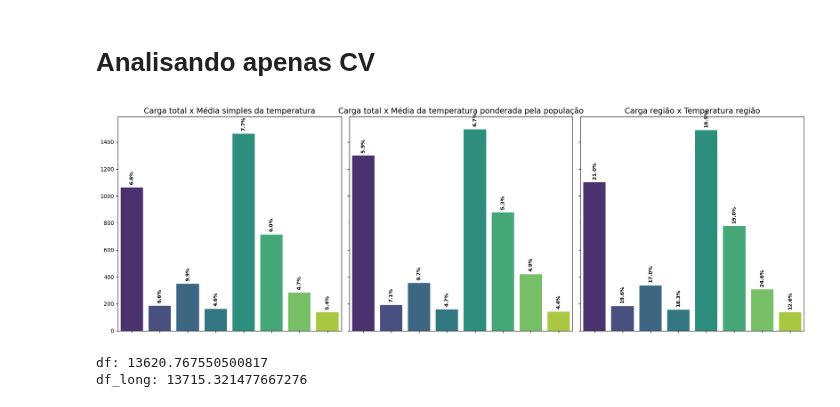
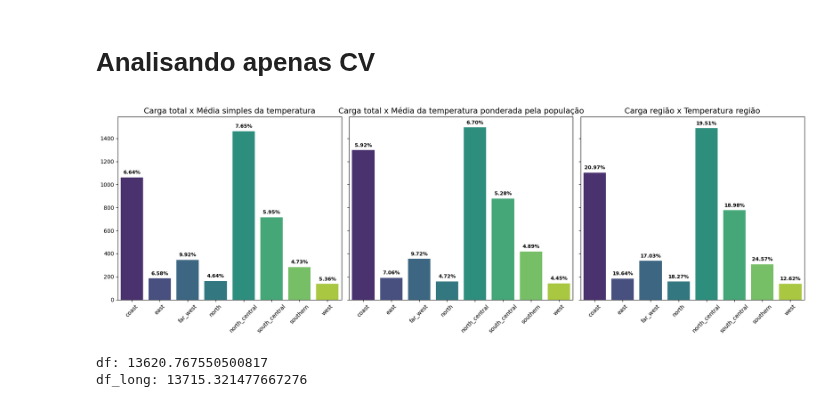
Before and after one commit to jrodrigotico/serena-tcc, a Jupyter notebook: debug_modelo.ipynb, the cells around one changed output. Cells and saved outputs as stored; diff of their text form; code cells hidden in the pictures.

```diff
--- a/debug_modelo.ipynb
+++ b/debug_modelo.ipynb
@@ -555,9 +555,6 @@ plt.show()
 # %% [markdown]
 # Analisando apenas CV
 # %%
-import matplotlib.pyplot as plt
-import seaborn as sns
-
 def plot_erro_relativo_por_regiao(df, ax, titulo):
     # Agrupar os dados por região
     df_grouped = df.groupby("regiao").agg({
@@ -565,37 +562,37 @@ def plot_erro_relativo_por_regiao(df, ax, titulo):
         'CV RMSE DP': 'mean'
     }).reset_index()
 
     # Calcular erro relativo (%)
     df_grouped["Erro Relativo (%)"] = (df_grouped["CV RMSE DP"] / df_grouped["CV RMSE Médio"]) * 100
 
     # Plot
     sns.barplot(data=df_grouped, x="regiao", y="CV RMSE Médio", palette="viridis", ax=ax, errorbar=None)
 
     # Adicionar os valores acima das barras com um pequeno deslocamento e rotação
     for i, row in df_grouped.iterrows():
-        ax.text(i, row["CV RMSE Médio"] + 30, f'{row["Erro Relativo (%)"]:.1f}%',
-                color='black', ha="center", weight="bold", fontsize=9, rotation=90)
+        ax.text(i, row["CV RMSE Médio"] + 30, f'{row["Erro Relativo (%)"]:.2f}%',
+                color='black', ha="center", weight="bold", fontsize=9, rotation=0)
 
     # Estética do gráfico
     ax.set_title(titulo, fontsize=14)
     ax.set_ylabel("", fontsize=12)
     ax.set_xlabel("")  # Remove "Região"
-    ax.set_xticklabels([])  # Remove nomes das regiões se quiser
     ax.set_ylim(0, df_grouped["CV RMSE Médio"].max() + 100)
+    ax.set_xticklabels(ax.get_xticklabels(), rotation=45)
 
 
 # Criar os subplots
 fig, axs = plt.subplots(1, 3, figsize=(18, 6), sharey=True)
 
 # Gerar os gráficos
 plot_erro_relativo_por_regiao(tabela1, axs[0], "Carga total x Média simples da temperatura")
 plot_erro_relativo_por_regiao(tabela2, axs[1], "Carga total x Média da temperatura ponderada pela população")
 plot_erro_relativo_por_regiao(tabela3, axs[2], "Carga região x Temperatura região")
 
 plt.tight_layout()
 plt.show()
 # %% [output]
-[figure, old version]
+[figure, new version]
 # %%
 df_pond_long[df_pond_long['regiao']=='coast']['carga'].mean()
 
```
